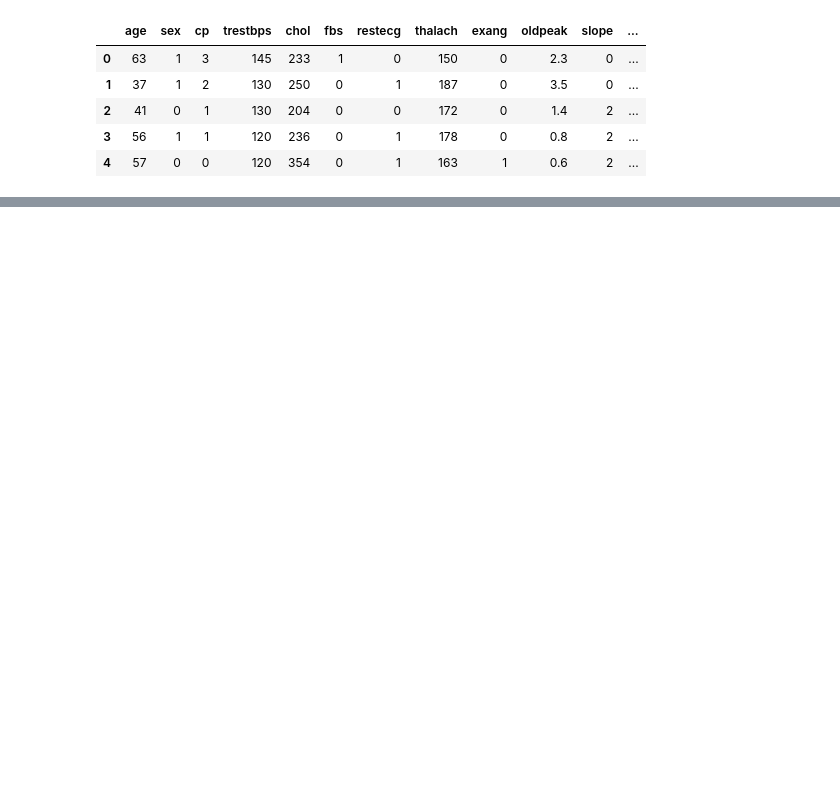
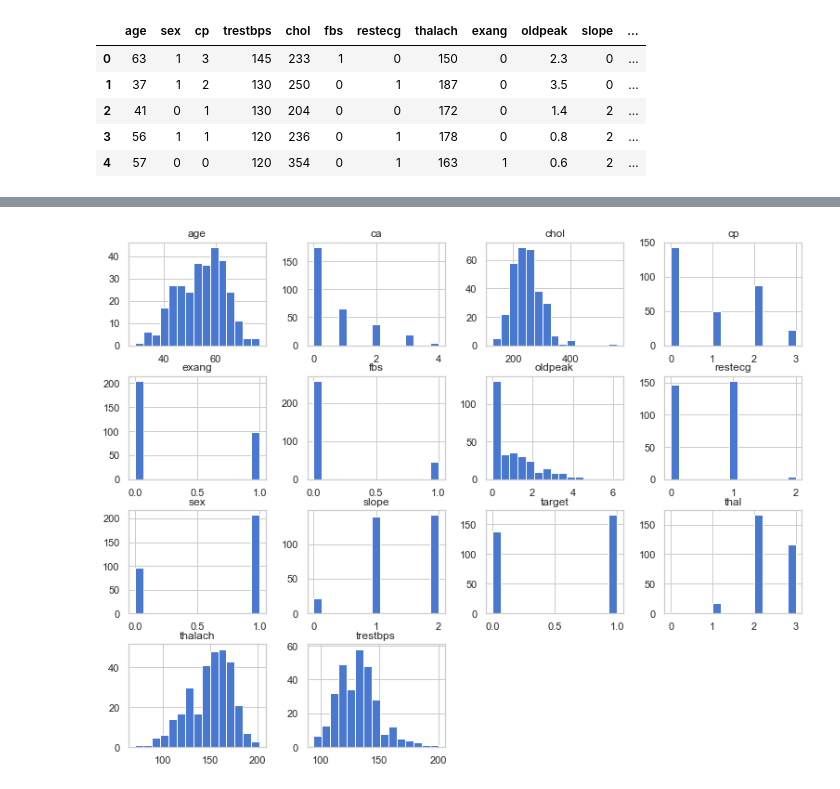
Before and after one commit to wincenzo/regressor, a Jupyter notebook: Regression_Class.ipynb, the cells around one changed output, grey strips where cells are left out. Saved outputs shown, nothing was run; the diff lists cells and outputs as text; code cells hidden in the pictures; blank space fills up the shorter version.

```diff
--- a/Regression_Class.ipynb
+++ b/Regression_Class.ipynb
@@ -1,12 +1,16 @@
 # %%
 %matplotlib inline
 
-import Regression_Class as Reg
 import pandas as pd
 import numpy as np
 import matplotlib.pyplot as plt
-#import seaborn as sns
-plt.style.use('seaborn')
+import seaborn as sns
+from utilities import corr_matrix, hist, outliers_IQR, var_to_cat
+from Regression_Class import Regressor as Reg
+
+sns.set(style='whitegrid')
+sns.set_palette('muted')
+#plt.style.use('seaborn-whitegrid')
 # %%
 df = pd.read_csv(
     "C:\\Users\\wince\\Google Drive\\DATA SCIENCE\\LEZIONI\\ML\\Polignano\\01.REGRESSION\\DataEx_LinRegression\\heart.arff.csv",
@@ -72,2 +38,0 @@ df[cat_columns] = df[cat_columns].astype('category')
-# %%
-df[num_columns] = df[num_columns].transform(lambda x: (x-x.mean())/x.std())
@@ -144,0 +46,4 @@ log_reg = Reg.Regressor(target='target_1', l_rate=.3, reg_rate=1, beta=1)
+# %%
+df.hist(figsize=(13,10), bins=15);
+# %% [output]
+[figure, added]
```
Also changed, not shown: parts of 43 cells of this notebook, 2 other files.
